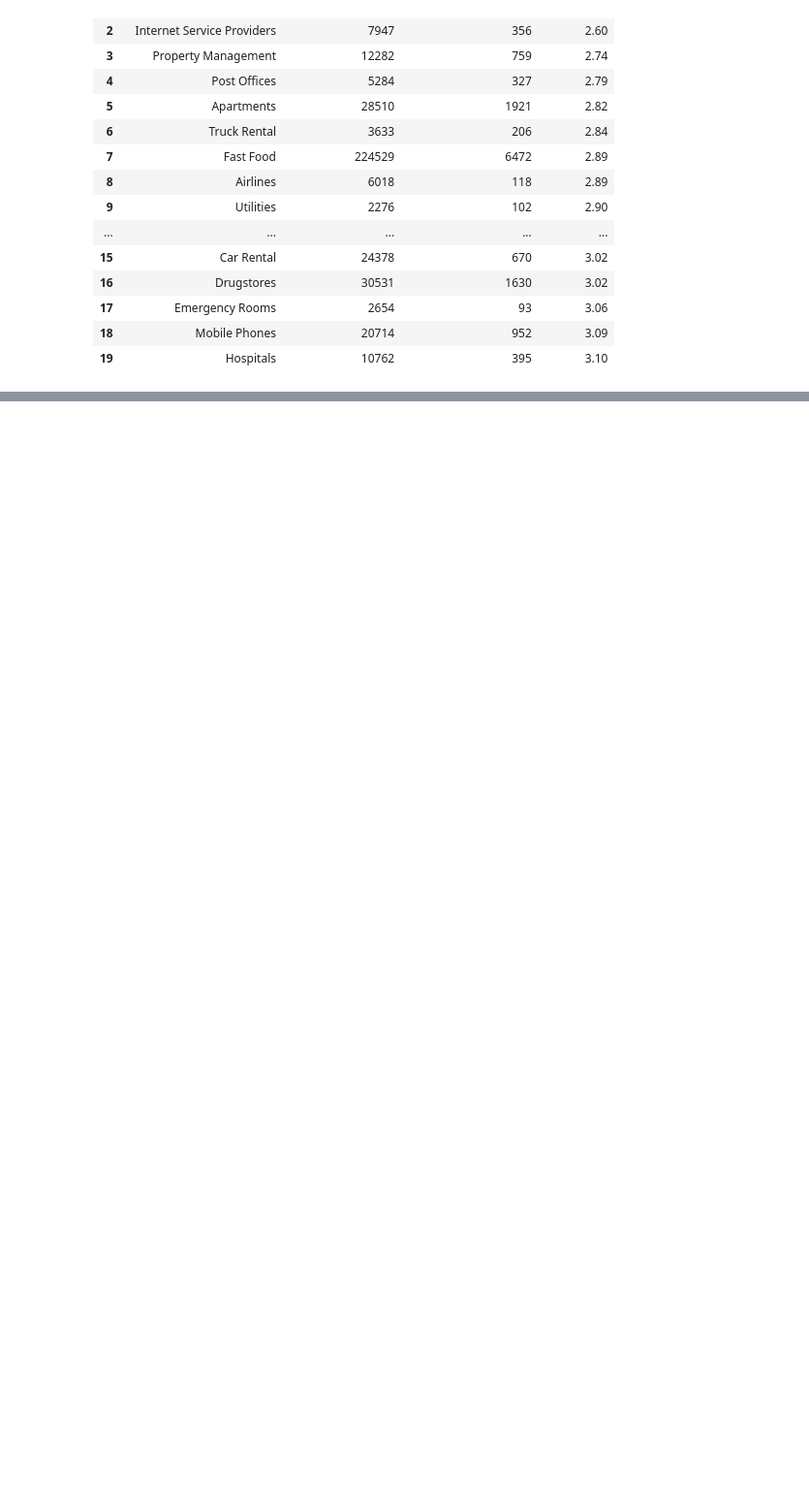
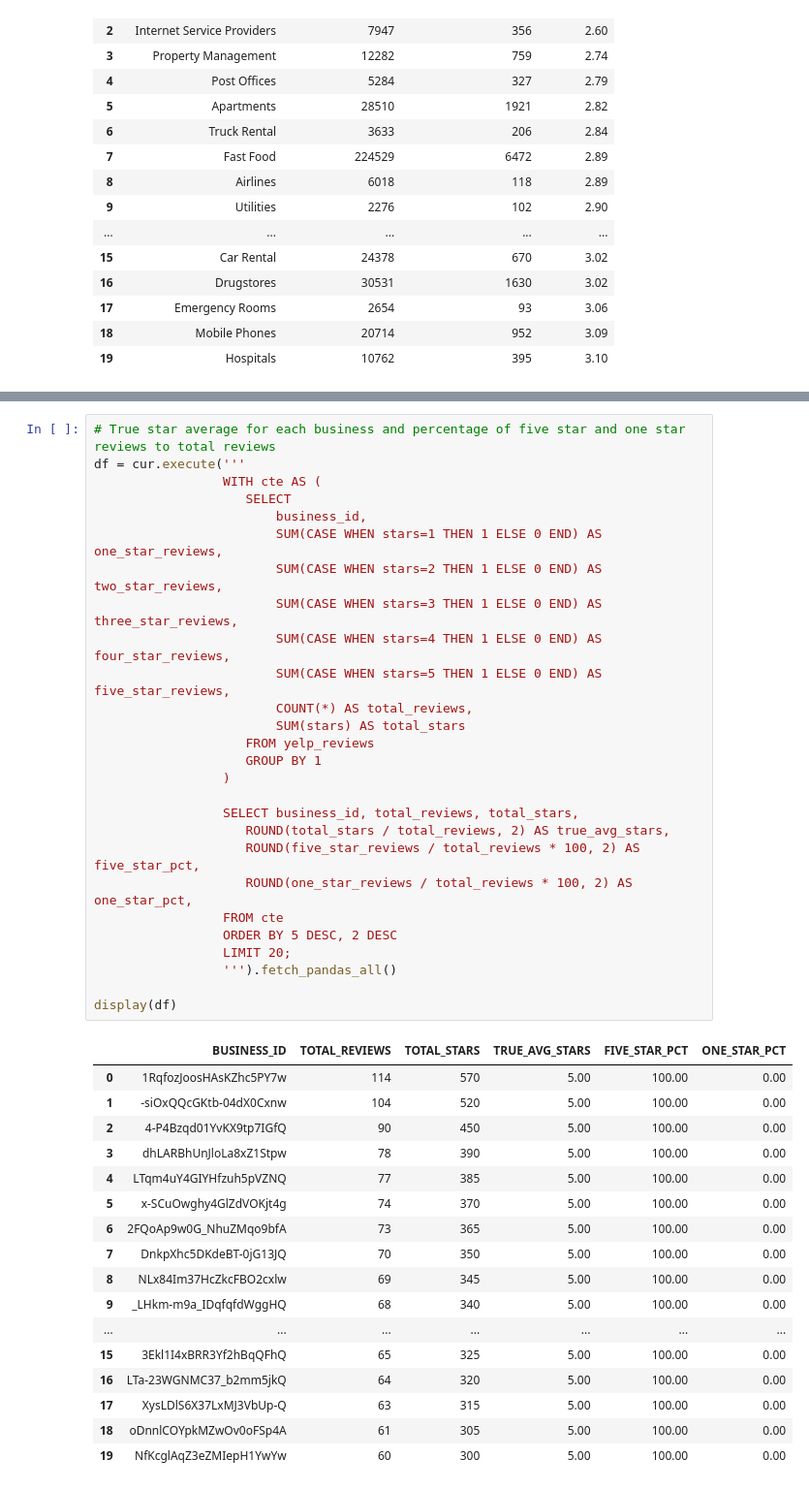
Before and after one commit to KeeganDavis/data-projects, a Jupyter notebook: yelp-reviews/notebooks/sql_queries.ipynb, the cells around one changed output, grey strips where cells are left out. Shown: that part at 97% size. Drawn from its saved outputs; the diff is of its cells as text; blank space fills up the shorter version.

Commit message:
queries for number of reviews by rating, count of each star review for businesses, and calculating true star average and percentage of reviews that are 5 stars and 1 stars added

```diff
--- a/yelp-reviews/notebooks/sql_queries.ipynb
+++ b/yelp-reviews/notebooks/sql_queries.ipynb
@@ -307,0 +368,45 @@ display(df)
+# %%
+# True star average for each business and percentage of five star and one star reviews to total reviews
+df = cur.execute('''
+                 WITH cte AS (
+                    SELECT
+                        business_id,
+                        SUM(CASE WHEN stars=1 THEN 1 ELSE 0 END) AS one_star_reviews,
+                        SUM(CASE WHEN stars=2 THEN 1 ELSE 0 END) AS two_star_reviews,
+                        SUM(CASE WHEN stars=3 THEN 1 ELSE 0 END) AS three_star_reviews,
+                        SUM(CASE WHEN stars=4 THEN 1 ELSE 0 END) AS four_star_reviews,
+                        SUM(CASE WHEN stars=5 THEN 1 ELSE 0 END) AS five_star_reviews,
+                        COUNT(*) AS total_reviews,
+                        SUM(stars) AS total_stars
+                    FROM yelp_reviews
+                    GROUP BY 1
+                 )
+
+                 SELECT business_id, total_reviews, total_stars,
+                    ROUND(total_stars / total_reviews, 2) AS true_avg_stars,
+                    ROUND(five_star_reviews / total_reviews * 100, 2) AS five_star_pct,
+                    ROUND(one_star_reviews / total_reviews * 100, 2) AS one_star_pct,
+                 FROM cte
+                 ORDER BY 5 DESC, 2 DESC
+                 LIMIT 20;
+                 ''').fetch_pandas_all()
+
+display(df)
+# %% [output]
+|  | BUSINESS_ID | TOTAL_REVIEWS | TOTAL_STARS | TRUE_AVG_STARS | FIVE_STAR_PCT | ONE_STAR_PCT |
+| 0 | 1RqfozJoosHAsKZhc5PY7w | 114 | 570 | 5.00 | 100.00 | 0.00 |
+| 1 | -siOxQQcGKtb-04dX0Cxnw | 104 | 520 | 5.00 | 100.00 | 0.00 |
+| 2 | 4-P4Bzqd01YvKX9tp7IGfQ | 90 | 450 | 5.00 | 100.00 | 0.00 |
+| 3 | dhLARBhUnJloLa8xZ1Stpw | 78 | 390 | 5.00 | 100.00 | 0.00 |
+| 4 | LTqm4uY4GIYHfzuh5pVZNQ | 77 | 385 | 5.00 | 100.00 | 0.00 |
+| 5 | x-SCuOwghy4GlZdVOKjt4g | 74 | 370 | 5.00 | 100.00 | 0.00 |
+| 6 | 2FQoAp9w0G_NhuZMqo9bfA | 73 | 365 | 5.00 | 100.00 | 0.00 |
+| 7 | DnkpXhc5DKdeBT-0jG13JQ | 70 | 350 | 5.00 | 100.00 | 0.00 |
+| 8 | NLx84Im37HcZkcFBO2cxlw | 69 | 345 | 5.00 | 100.00 | 0.00 |
+| 9 | _LHkm-m9a_IDqfqfdWggHQ | 68 | 340 | 5.00 | 100.00 | 0.00 |
+| ... | ... | ... | ... | ... | ... | ... |
+| 15 | 3Ekl1I4xBRR3Yf2hBqQFhQ | 65 | 325 | 5.00 | 100.00 | 0.00 |
+| 16 | LTa-23WGNMC37_b2mm5jkQ | 64 | 320 | 5.00 | 100.00 | 0.00 |
+| 17 | XysLDlS6X37LxMJ3VbUp-Q | 63 | 315 | 5.00 | 100.00 | 0.00 |
+| 18 | oDnnlCOYpkMZwOv0oFSp4A | 61 | 305 | 5.00 | 100.00 | 0.00 |
+| 19 | NfKcglAqZ3eZMIepH1YwYw | 60 | 300 | 5.00 | 100.00 | 0.00 |
```
Also changed, not shown: parts of 5 cells of this notebook.
